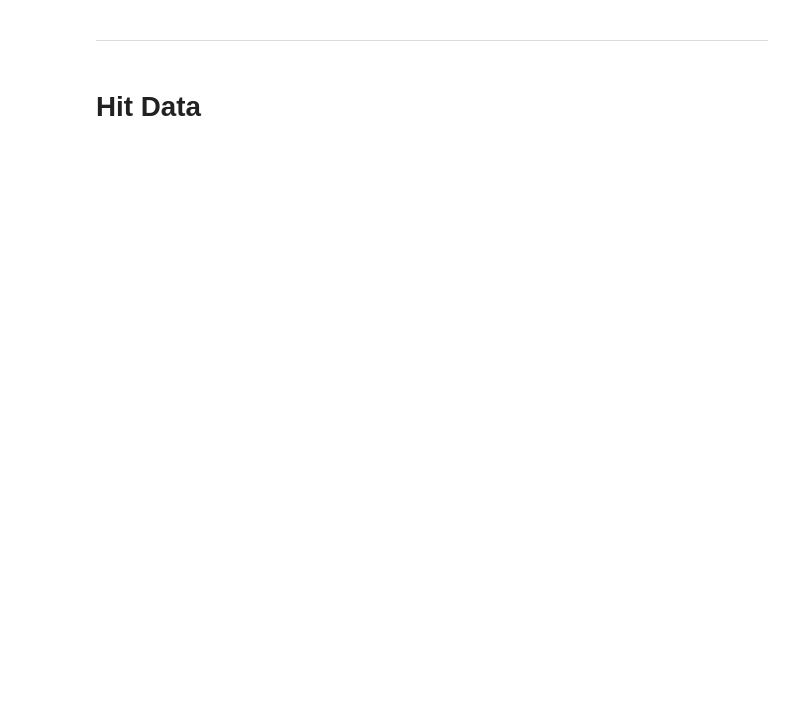
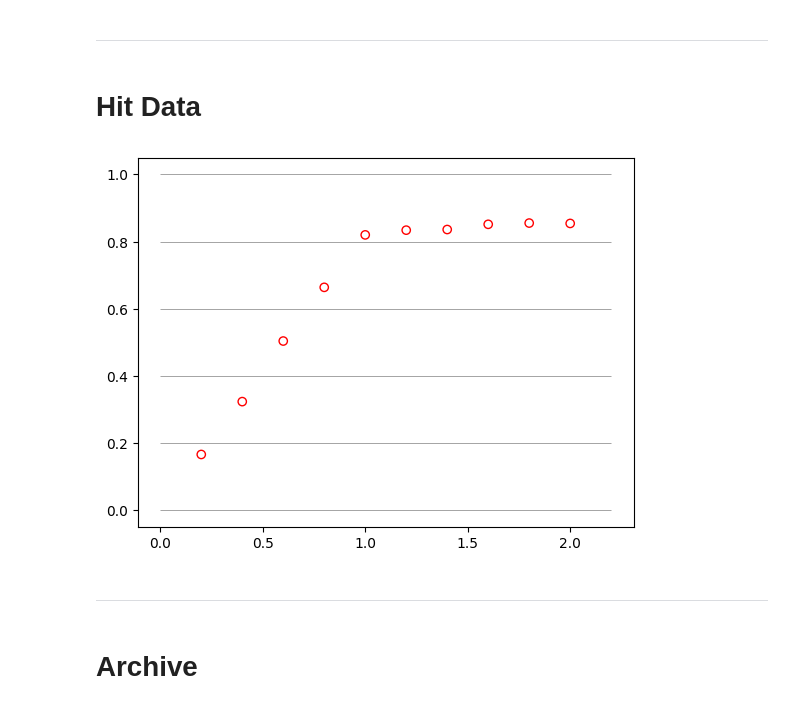
Before and after one commit to ssteinberg/solar_optical_concentrator, a Jupyter notebook: plotfin.ipynb, the cells around one changed output. Drawn from its saved outputs; the diff is of its cells as text; code cells hidden in the pictures; blank space fills up the shorter version.

```diff
--- a/plotfin.ipynb
+++ b/plotfin.ipynb
@@ -126,9 +214,13 @@ plt.show()
 # %% [markdown]
 # Hit Data
 # %%
-hit_data = np.loadtxt('data_finite/hitdata.csv', delimiter = ',')
+hit_data = np.loadtxt('datafin/hitdata.csv', delimiter = ',')
 plt.scatter(hit_data[:, 0], hit_data[:, 1], facecolors = 'none', edgecolors = (1, 0, 0))
 plt.hlines(y = [0, 0.2, 0.4, 0.6, 0.8, 1], xmin = 0, xmax = hit_data[-1, 0] + hit_data[0, 0], linewidth = 0.5, color = 'grey')
-plt.xlabel("target size / source size", color = 'grey')
-plt.ylabel("fraction of hits", color = 'grey')
 plt.show()
+# %% [output]
+[figure, added]
+# %% [markdown]
+---
+# %% [markdown]
+# Archive
```
Also changed, not shown: parts of 22 cells of this notebook, 33 other files.
